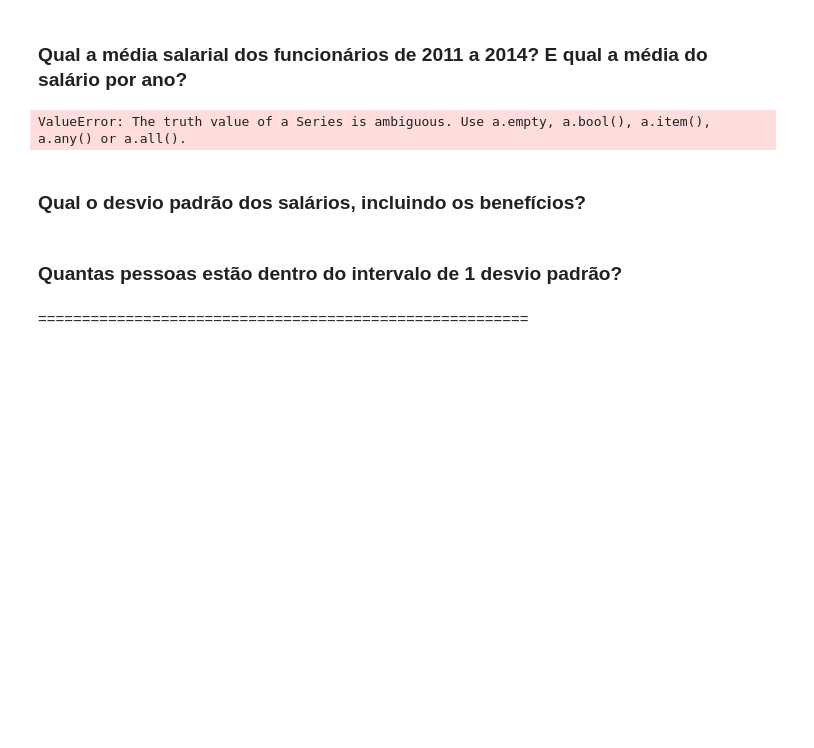
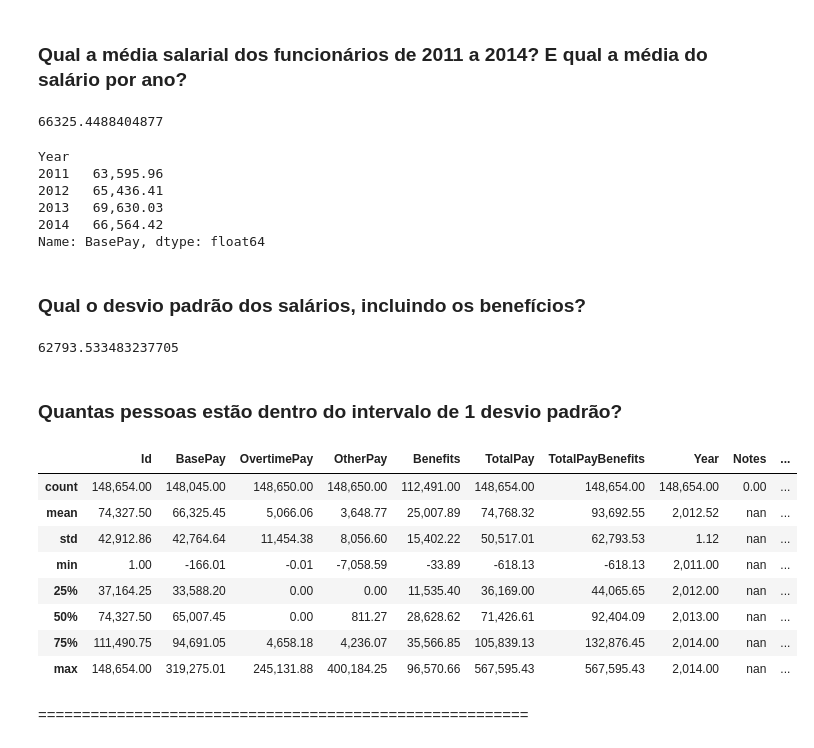
Before and after one commit to alexssandroos/learn_treinamento_atl, a Jupyter notebook: notebooks/Pandas/Pandas - Exercicio.ipynb, the cells around one changed output. Drawn from its saved outputs; the diff is of its cells as text; code cells hidden in the pictures; blank space fills up the shorter version.

```diff
--- a/notebooks/Pandas/Pandas - Exercicio.ipynb
+++ b/notebooks/Pandas/Pandas - Exercicio.ipynb
@@ -77,13 +76,38 @@ a = [df[df.BasePay == df.BasePay.max()]['EmployeeName'],
 # %% [markdown]
 ### Qual a média salarial dos funcionários de 2011 a 2014? E qual a média do salário por ano?
 # %%
-df[df['Year']>=2011 & df['Year']<=2014]
+df[(df['Year']>=2011) & (df['Year']<=2014)]['BasePay'].mean()
 # %% [output]
-ValueError: The truth value of a Series is ambiguous. Use a.empty, a.bool(), a.item(), a.any() or a.all().
+66325.4488404877
+# %%
+df[(df['Year']>=2011) & (df['Year']<=2014)].groupby(by='Year')['BasePay'].mean()
+# %% [output]
+Year
+2011   63,595.96
+2012   65,436.41
+2013   69,630.03
+2014   66,564.42
+Name: BasePay, dtype: float64
 # %% [markdown]
 ### Qual o desvio padrão dos salários, incluindo os benefícios?
+# %%
+df['TotalPayBenefits'].std()
+# %% [output]
+62793.533483237705
 # %% [markdown]
 ### Quantas pessoas estão dentro do intervalo de 1 desvio padrão?
+# %%
+df.describe()
+# %% [output]
+|  | Id | BasePay | OvertimePay | OtherPay | Benefits | TotalPay | TotalPayBenefits | Year | Notes | ... |
+| count | 148,654.00 | 148,045.00 | 148,650.00 | 148,650.00 | 112,491.00 | 148,654.00 | 148,654.00 | 148,654.00 | 0.00 | ... |
+| mean | 74,327.50 | 66,325.45 | 5,066.06 | 3,648.77 | 25,007.89 | 74,768.32 | 93,692.55 | 2,012.52 | nan | ... |
+| std | 42,912.86 | 42,764.64 | 11,454.38 | 8,056.60 | 15,402.22 | 50,517.01 | 62,793.53 | 1.12 | nan | ... |
+| min | 1.00 | -166.01 | -0.01 | -7,058.59 | -33.89 | -618.13 | -618.13 | 2,011.00 | nan | ... |
+| 25% | 37,164.25 | 33,588.20 | 0.00 | 0.00 | 11,535.40 | 36,169.00 | 44,065.65 | 2,012.00 | nan | ... |
+| 50% | 74,327.50 | 65,007.45 | 0.00 | 811.27 | 28,628.62 | 71,426.61 | 92,404.09 | 2,013.00 | nan | ... |
+| 75% | 111,490.75 | 94,691.05 | 4,658.18 | 4,236.07 | 35,566.85 | 105,839.13 | 132,876.45 | 2,014.00 | nan | ... |
+| max | 148,654.00 | 319,275.01 | 245,131.88 | 400,184.25 | 96,570.66 | 567,595.43 | 567,595.43 | 2,014.00 | nan | ... |
 # %% [markdown]
 ========================================================
 # %% [markdown]
```
Also changed, not shown: parts of 2 cells of this notebook, 1 other file.
